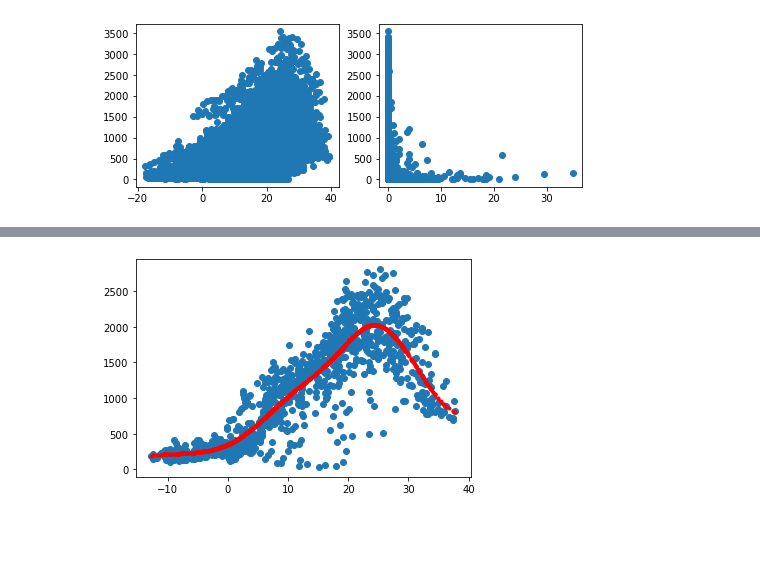
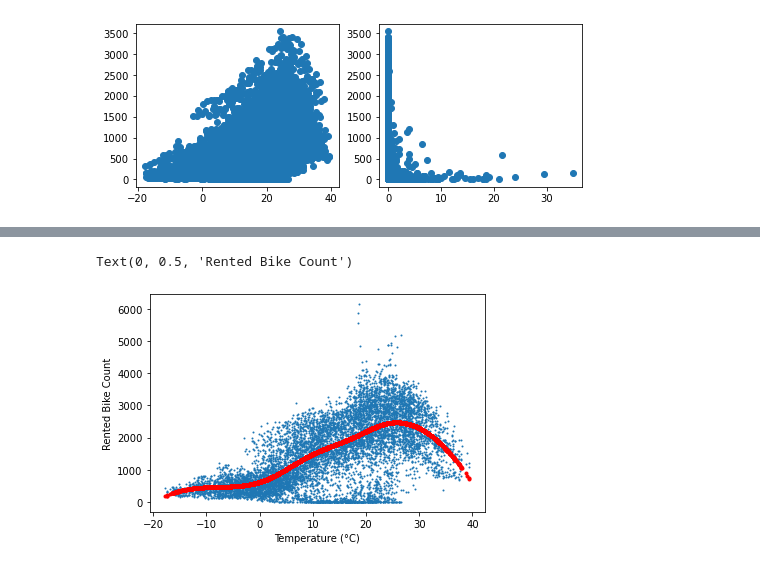
Before and after one commit to xpliu16/Bike_share, a Jupyter notebook: Bike_share.ipynb, the cells around one changed output, grey strips where cells are left out. Drawn from its saved outputs; the diff is of its cells as text; code cells hidden in the pictures; blank space fills up the shorter version.

```diff
--- a/Bike_share.ipynb
+++ b/Bike_share.ipynb
@@ -262,16 +271,15 @@ plt.scatter(df['Temperature(°C)'][df['Rainfall(mm)']<3], df['de_daily_nw'][df['
 # %%
-df.loc[(df['Temperature(°C)']>5) & (df['de_daily_nw']<300), 'subgroup'] = 'atypical'
-df.loc[(df['Temperature(°C)']<5) | (df['de_daily_nw']>300), 'subgroup'] = 'typical'
+df.loc[(df['Temperature(°C)']>5) & (df['de_daily']<300), 'subgroup'] = 'atypical'
+df.loc[(df['Temperature(°C)']<5) | (df['de_daily']>300), 'subgroup'] = 'typical'
 
 fig = plt.figure(figsize=(12,12))
 
-for i in range(3,df.shape[1]-2):
-    #plt.sca(axes[(i-3)%  ])
+for i in range(3,df.shape[1]-5):
     ax = fig.add_subplot(4, 3, i-2)
     plt.sca(ax)
     sns.stripplot(data = df,
               x = 'subgroup',
-#              y = 'Temperature(°C)',
               y = df.columns[i],
               )
+fig.tight_layout()
 # %% [output]
@@ -283,19 +291,25 @@ inds = (
     (df['Functioning Day']=='Yes') &
     (df['Humidity(%)']<80)
 )
-plt.scatter(df['Temperature(°C)'][inds], df['de_daily_nw'][inds])
+plt.scatter(df['Temperature(°C)'][inds], df['de_daily'][inds])
 
-df.loc[(df['Temperature(°C)']>5) & (df['de_daily_nw']<300), 'subgroup'] = 'atypical'
-df.loc[(df['Temperature(°C)']<5) | (df['de_daily_nw']>300), 'subgroup'] = 'typical'
+df.loc[(df['Temperature(°C)']>5) & (df['de_daily']<700), 'subgroup'] = 'atypical'
+df.loc[(df['Temperature(°C)']<5) | (df['de_daily']>700), 'subgroup'] = 'typical'
 df.loc[~inds,'subgroup'] = None
+
+# After accounting for humidity < 80%, rain less than 3 mm, and ensuring it is a functioning day for the bike share system
+# Atypical group is a group of points with reasonably warm temperatures but low bike demand
+# Let's see what the characteristics of those days were
+# From the graphs, we see they are still higher humidity / dew point and overcast
 
 fig = plt.figure(figsize=(12,12))
 
-for i in range(3,df.shape[1]-2):
+for i in range(3,df.shape[1]-5):
     ax = fig.add_subplot(4, 3, i-2)
     plt.sca(ax)
     sns.stripplot(data = df,
               x = 'subgroup',
               y = df.columns[i],
               )
+fig.tight_layout()
 # %% [output]
@@ -331,21 +339,23 @@ df[df['subgroup']=='atypical']
 # %%
 # Assess univariate spline regression using Patsy library, knot locations
 
 fig4 = plt.figure()
-#plt.scatter(df['Temperature(°C)'][inds], df['de_daily_nw'][inds])
 
-df2 = df.dropna()
-x = df2['Temperature(°C)'].values
-y = df2['de_daily_nw'].values
+df2 = df
 
-#x_basis = cr(x, df=7)
-#x_basis = bs(x, knots=(3,25))
+x = df2['Temperature(°C)'][df['Functioning Day']=='Yes']
+y = df2['de_daily'][df['Functioning Day']=='Yes']
+
 x_basis = bs(x, df=7)
 model = LinearRegression().fit(x_basis, y)
 y_hat = model.predict(x_basis)
 
-plt.scatter(x, y)
-plt.plot(x, y_hat, ls="", marker=".", color="red") # Only this changed
-plt.show()
+plt.scatter(df2['Temperature(°C)'], df2['de_daily'], s=1)
+plt.plot(x, y_hat, ls="", marker=".", color="red")
+plt.xlabel('Temperature (°C)')
+plt.ylabel('Rented Bike Count')
+
+# It's two groups?
 # %% [output]
+Text(0, 0.5, 'Rented Bike Count')
-[figure, old version]
+[figure, new version]
```
Also changed, not shown: parts of 33 cells of this notebook.
